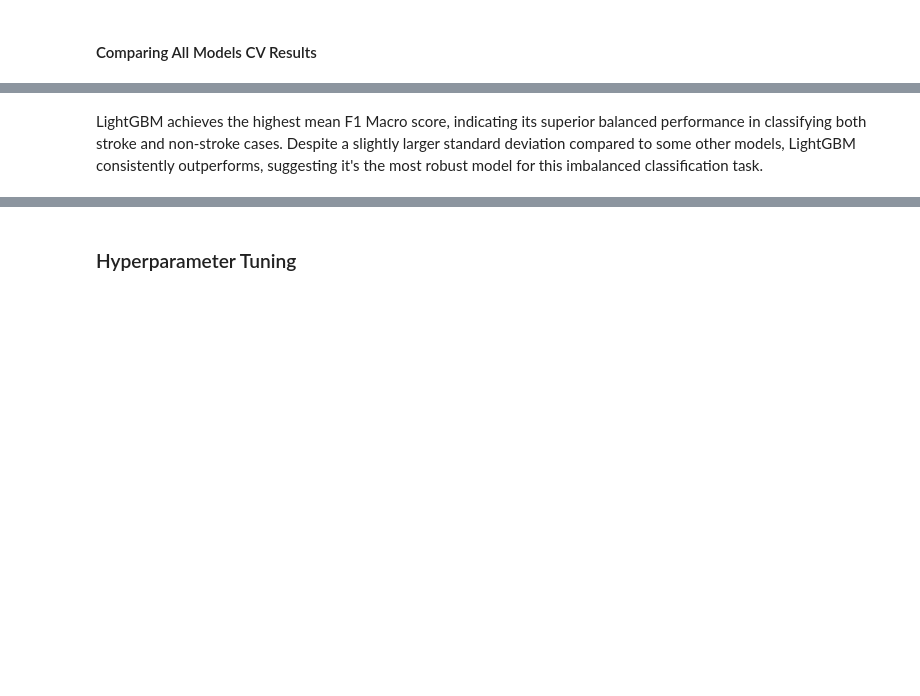
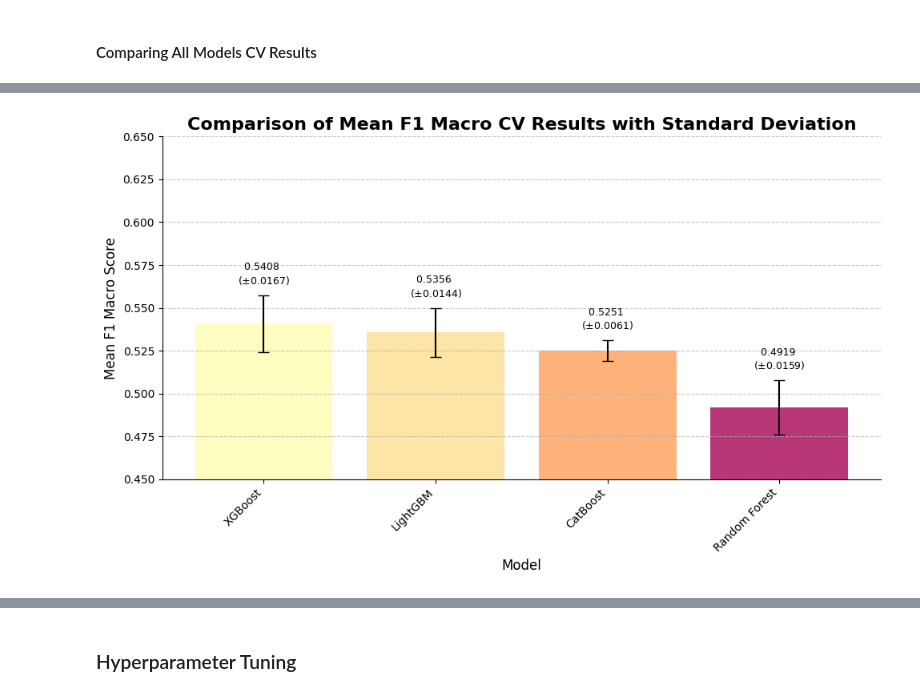
Before and after one commit to Duccard/stroke_risk_prediction, a Jupyter notebook: StrokeRiskPredictionModel.ipynb, the cells around one changed output, grey strips where cells are left out. Cells and saved outputs as stored; diff of their text form; code cells hidden in the pictures; blank space fills up the shorter version.

```diff
--- a/StrokeRiskPredictionModel.ipynb
+++ b/StrokeRiskPredictionModel.ipynb
@@ -3103,2 +3696,13 @@ plt.show()
-# %% [markdown]
-LightGBM achieves the highest mean F1 Macro score, indicating its superior balanced performance in classifying both stroke and non-stroke cases. Despite a slightly larger standard deviation compared to some other models, LightGBM consistently outperforms, suggesting it's the most robust model for this imbalanced classification task.
+# %%
+plot_f1_macro_cv_results(
+    models=[
+        "Random Forest",
+        "XGBoost",
+        "LightGBM",
+        "CatBoost",
+    ],
+    mean_scores=[0.4919, 0.5408, 0.5356, 0.5251],
+    std_scores=[0.0159, 0.0167, 0.0144, 0.0061],
+)
+# %% [output]
+[figure, added]
```
Also changed, not shown: parts of 125 cells of this notebook, 1 other file.
